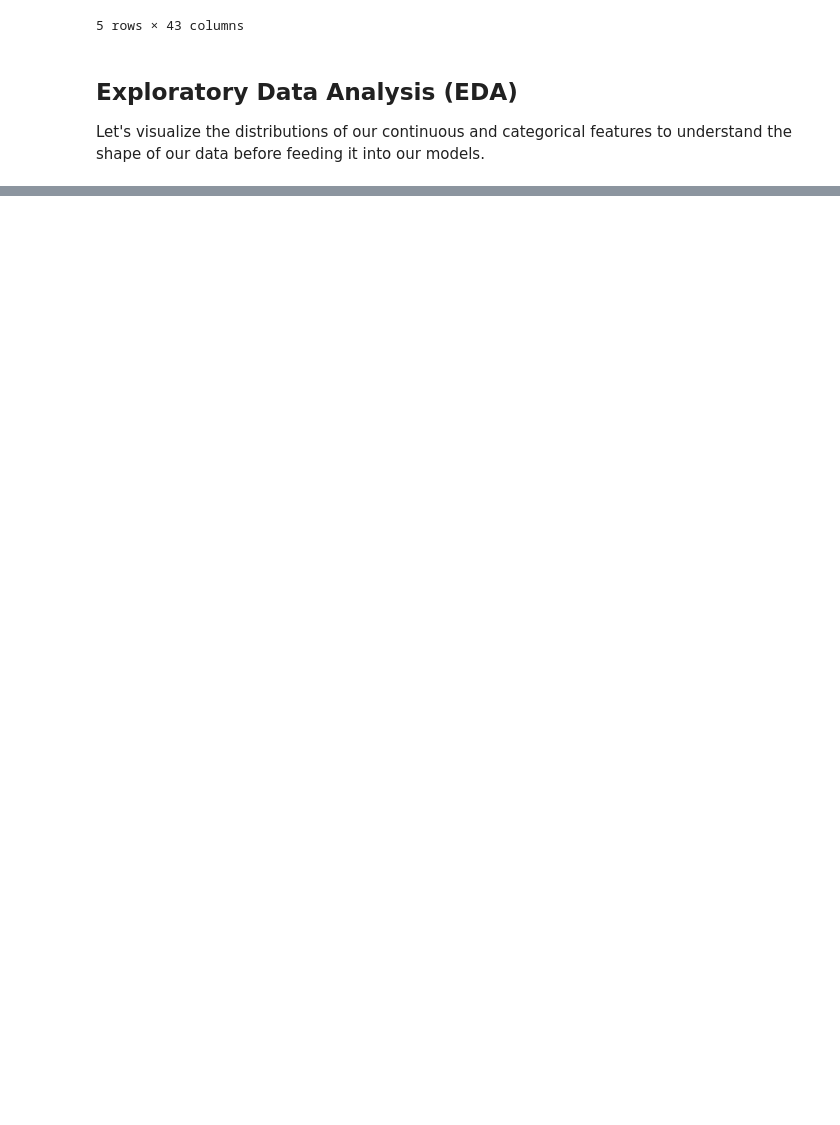
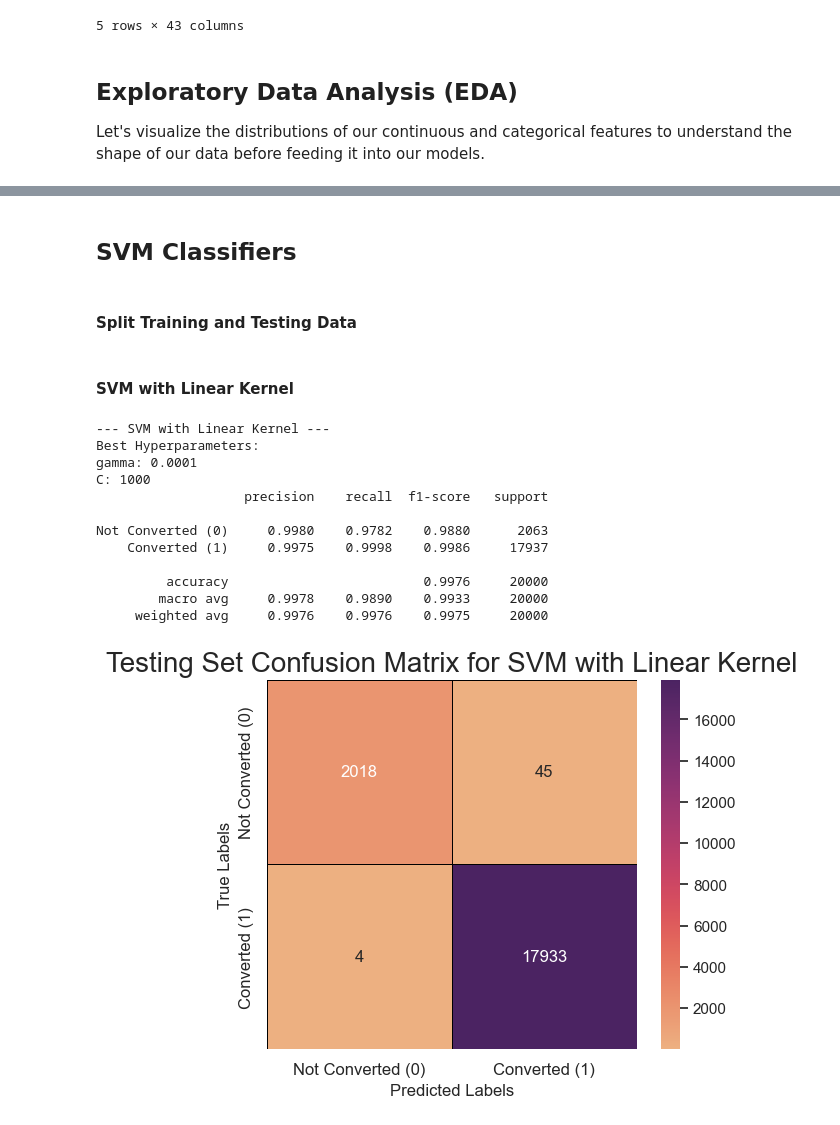
Before and after one commit to DanielDanyang/ECS171-Group10, a Jupyter notebook: final_project.ipynb, the cells around one changed output, grey strips where cells are left out. Cells and saved outputs as stored; diff of their text form; code cells hidden in the pictures; blank space fills up the shorter version.

```diff
--- a/final_project.ipynb
+++ b/final_project.ipynb
@@ -136,0 +141,75 @@ KeyboardInterrupt:
+# %% [markdown]
+## SVM Classifiers
+# %% [markdown]
+#### Split Training and Testing Data
+# %%
+# Read in the cleaned CSV file
+df = pd.read_csv('final_project_data.csv')
+
+# Separate independent and dependent variables
+x = df.iloc[:, :-1]
+y = df.loc[:, ['conversions']]
+
+# Split the training and testing data with a ratio of 80:20
+x_train, x_test, y_train, y_test = train_test_split(x, y, test_size=0.2, random_state=0)
+
+# Convert dependent variable to 1D array to work with sklearn
+# y_train = y_train.to_numpy().ravel()
+y_test = y_test.to_numpy().ravel()
+# %% [markdown]
+#### SVM with Linear Kernel
+# %%
+# # Create SVM classifier with linear kernel
+# model = svm.SVC(kernel='linear')
+#
+# # Specify hyperparameters to tune
+# param_dict = {'C': [0.1, 1, 10, 100, 1000],
+#               'gamma': [1, 0.1, 0.01, 0.001, 0.0001]}
+#
+# # Perform hyperparameter tuning with random search
+# random_search = RandomizedSearchCV(model, param_distributions=param_dict, n_iter=10, cv=5, verbose=2, n_jobs=-1)
+# random_search.fit(x_train, y_train)
+#
+# # Save SVM classifier with linear kernel
+# joblib.dump(random_search.best_estimator_, 'linear_svm.joblib')
+
+# Load SVM model with linear kernel that was optimized with random search
+linear_svm = joblib.load('linear_svm.joblib')
+
+# Make predictions on the testing set
+y_pred_linear = linear_svm.predict(x_test)
+
+# Display best hyperparameters
+print('--- SVM with Linear Kernel ---')
+print(f'Best Hyperparameters:\ngamma: {linear_svm.gamma}\nC: {linear_svm.C}')
+
+# Display metrics on the best linear model
+class_report = classification_report(y_test, y_pred_linear, target_names=['Not Converted (0)', 'Converted (1)'], digits=4)
+print(class_report)
+
+# Create confusion matrix for the testing set
+matrix_labels = ['Not Converted (0)', 'Converted (1)']
+matrix = confusion_matrix(y_test, y_pred_linear)
+ax = plt.subplot()
+sns.heatmap(matrix, annot=True, fmt="g", ax=ax, cmap="flare",
+            linewidths=0.5, linecolor="black", square=True)
+ax.set_title("Testing Set Confusion Matrix for SVM with Linear Kernel", fontsize=20)
+ax.set_xlabel("Predicted Labels", fontsize=12)
+ax.set_ylabel("True Labels", fontsize=12)
+ax.xaxis.set_ticklabels(matrix_labels, fontsize=12)
+ax.yaxis.set_ticklabels(matrix_labels, fontsize=12)
+plt.show()
+# %% [output]
+--- SVM with Linear Kernel ---
+Best Hyperparameters:
+gamma: 0.0001
+C: 1000
+                   precision    recall  f1-score   support
+
+Not Converted (0)     0.9980    0.9782    0.9880      2063
+    Converted (1)     0.9975    0.9998    0.9986     17937
+
+         accuracy                         0.9976     20000
+        macro avg     0.9978    0.9890    0.9933     20000
+     weighted avg     0.9976    0.9976    0.9975     20000
+[figure, added]
```
Also changed, not shown: parts of 20 cells of this notebook, 13 other files.
